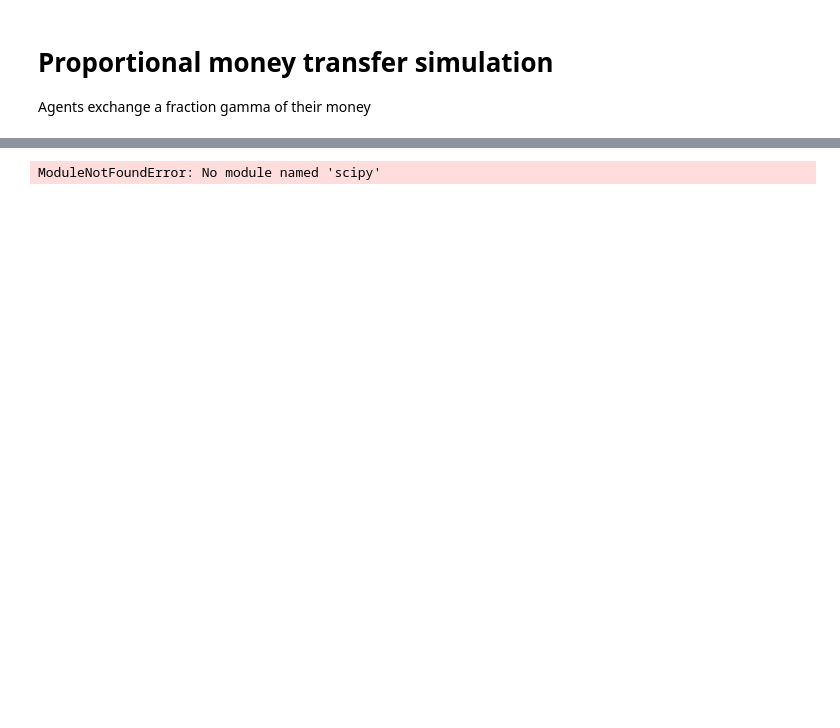
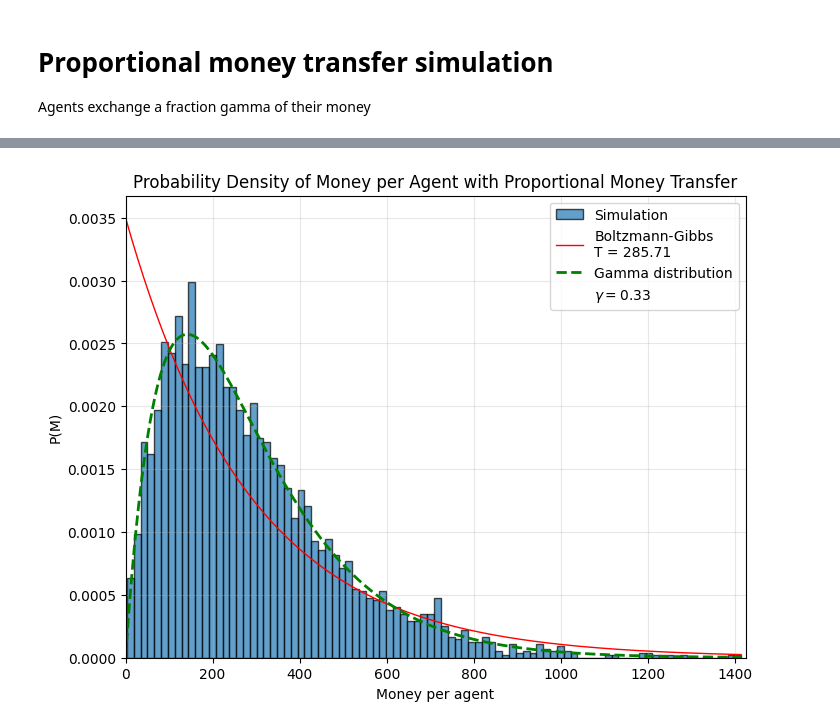
Before and after one commit to giacomells/Statistical-Mechanics-of-Money, a Jupyter notebook: ProportionalMoneyTransfer.ipynb, the cells around one changed output, grey strips where cells are left out. Cells and saved outputs as stored; diff of their text form; code cells hidden in the pictures; blank space fills up the shorter version.

```diff
--- a/ProportionalMoneyTransfer.ipynb
+++ b/ProportionalMoneyTransfer.ipynb
@@ -43,35 +48,37 @@ x_fit = np.linspace(0, agents.max(), 300)
 y_fit = (1 / T) * np.exp(-x_fit / T)
 
 plt.plot(
     x_fit,
     y_fit,
     "r-",
     linewidth=1,
     label=f"Boltzmann-Gibbs\nT = {T:.2f}"
 )
 
 shape, loc, scale = gamma_dist.fit(agents, floc=0)
 gamma_pdf = gamma_dist.pdf(x_fit, a=shape, loc=loc, scale=scale)
 
 ax.plot(
     x_fit,
     gamma_pdf,
     "g--",
     linewidth=2,
-    label=f"Gamma distribution\nk = {shape:.2f}, θ = {scale:.2f}"
+    # label=f"Gamma distribution\nk = {shape:.2f}, θ = {scale:.2f}"
+    label=f"Gamma distribution",
+
 )
 
 plt.xlabel("Money per agent")
 plt.ylabel("P(M)")
 plt.title("Probability Density of Money per Agent with Proportional Money Transfer")
 plt.legend()
 ax.plot([], [], " ", label=rf"$\gamma = {gamma:.2f}$")
 ax.legend()
 plt.grid(alpha=0.3)
 plt.xlim(0, agents.max() + 10)
 plt.show()
 # %% [output]
-ModuleNotFoundError: No module named 'scipy'
+[figure, added]
 # %%
 fig, ax = plt.subplots(figsize=(8, 6))
 
```
Also changed, not shown: parts of 4 cells of this notebook, 3 other files.
